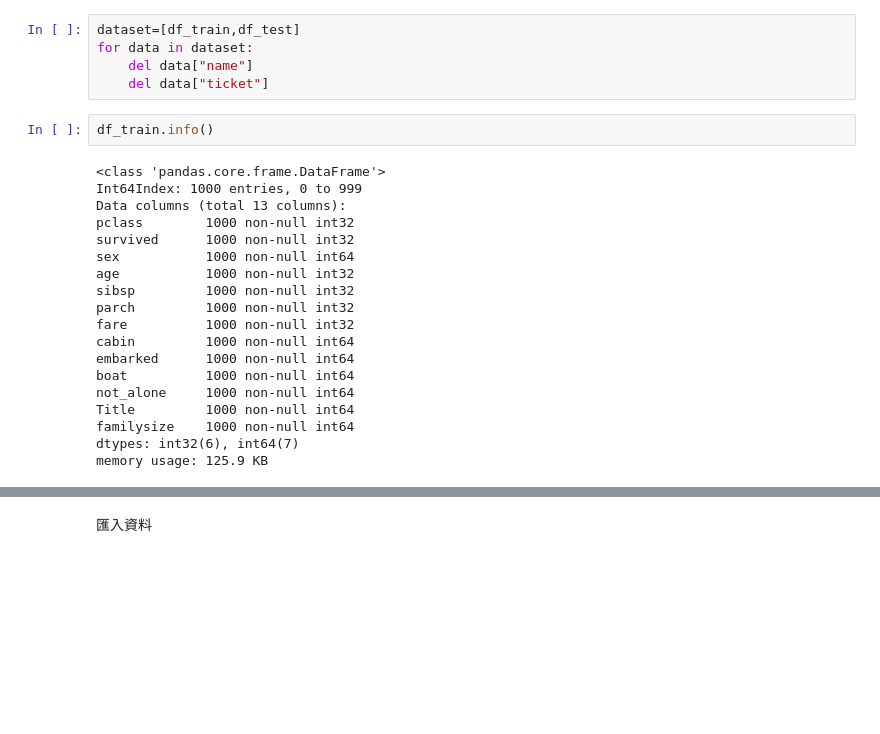
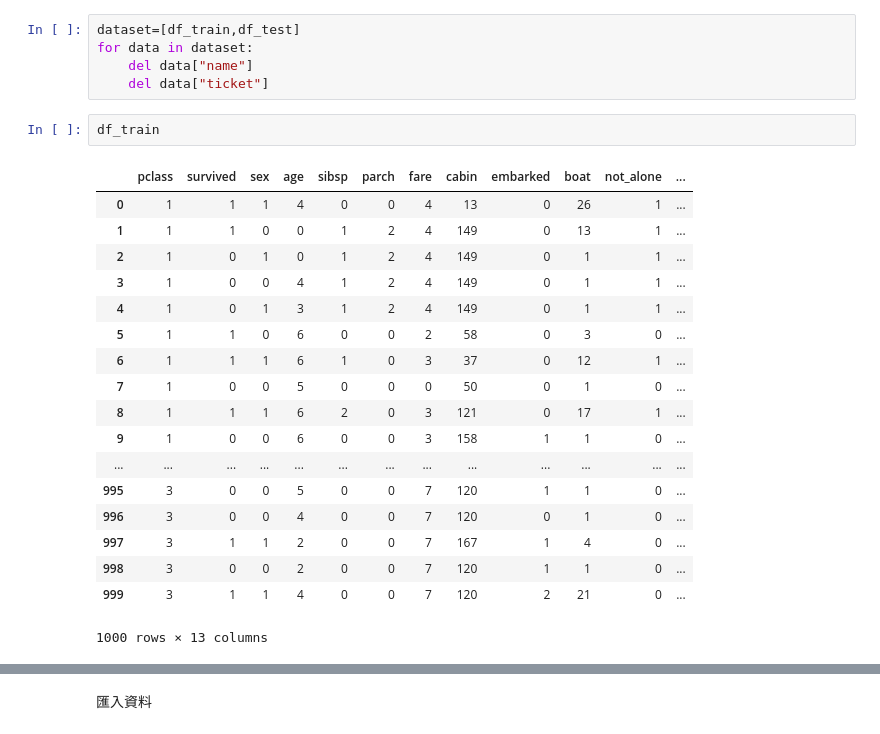
Before and after one commit to KungRayHo/python_project, a Jupyter notebook: [Python] project_2/TitanicSurvice.ipynb, the cells around one changed output, grey strips where cells are left out. Drawn from its saved outputs; the diff is of its cells as text; blank space fills up the shorter version.

```diff
--- a/[Python] project_2/TitanicSurvice.ipynb
+++ b/[Python] project_2/TitanicSurvice.ipynb
@@ -569,24 +569,24 @@ for data in dataset:
     del data["name"]
     del data["ticket"]
 # %%
-df_train.info()
+df_train
 # %% [output]
+|  | pclass | survived | sex | age | sibsp | parch | fare | cabin | embarked | boat | not_alone | ... |
+| 0 | 1 | 1 | 1 | 4 | 0 | 0 | 4 | 13 | 0 | 26 | 1 | ... |
+| 1 | 1 | 1 | 0 | 0 | 1 | 2 | 4 | 149 | 0 | 13 | 1 | ... |
+| 2 | 1 | 0 | 1 | 0 | 1 | 2 | 4 | 149 | 0 | 1 | 1 | ... |
+| 3 | 1 | 0 | 0 | 4 | 1 | 2 | 4 | 149 | 0 | 1 | 1 | ... |
+| 4 | 1 | 0 | 1 | 3 | 1 | 2 | 4 | 149 | 0 | 1 | 1 | ... |
+| 5 | 1 | 1 | 0 | 6 | 0 | 0 | 2 | 58 | 0 | 3 | 0 | ... |
+| 6 | 1 | 1 | 1 | 6 | 1 | 0 | 3 | 37 | 0 | 12 | 1 | ... |
+| 7 | 1 | 0 | 0 | 5 | 0 | 0 | 0 | 50 | 0 | 1 | 0 | ... |
+| 8 | 1 | 1 | 1 | 6 | 2 | 0 | 3 | 121 | 0 | 17 | 1 | ... |
+| 9 | 1 | 0 | 0 | 6 | 0 | 0 | 3 | 158 | 1 | 1 | 0 | ... |
+| ... | ... | ... | ... | ... | ... | ... | ... | ... | ... | ... | ... | ... |
+| 995 | 3 | 0 | 0 | 5 | 0 | 0 | 7 | 120 | 1 | 1 | 0 | ... |
+| 996 | 3 | 0 | 0 | 4 | 0 | 0 | 7 | 120 | 0 | 1 | 0 | ... |
+| 997 | 3 | 1 | 1 | 2 | 0 | 0 | 7 | 167 | 1 | 4 | 0 | ... |
+| 998 | 3 | 0 | 0 | 2 | 0 | 0 | 7 | 120 | 1 | 1 | 0 | ... |
+| 999 | 3 | 1 | 1 | 4 | 0 | 0 | 7 | 120 | 2 | 21 | 0 | ... |
-<class 'pandas.core.frame.DataFrame'>
-Int64Index: 1000 entries, 0 to 999
-Data columns (total 13 columns):
-pclass        1000 non-null int32
-survived      1000 non-null int32
-sex           1000 non-null int64
-age           1000 non-null int32
-sibsp         1000 non-null int32
-parch         1000 non-null int32
-fare          1000 non-null int32
-cabin         1000 non-null int64
-embarked      1000 non-null int64
-boat          1000 non-null int64
-not_alone     1000 non-null int64
-Title         1000 non-null int64
-familysize    1000 non-null int64
-dtypes: int32(6), int64(7)
-memory usage: 125.9 KB
+1000 rows × 13 columns
 # %%
```
Also changed, not shown: parts of 30 cells of this notebook.
